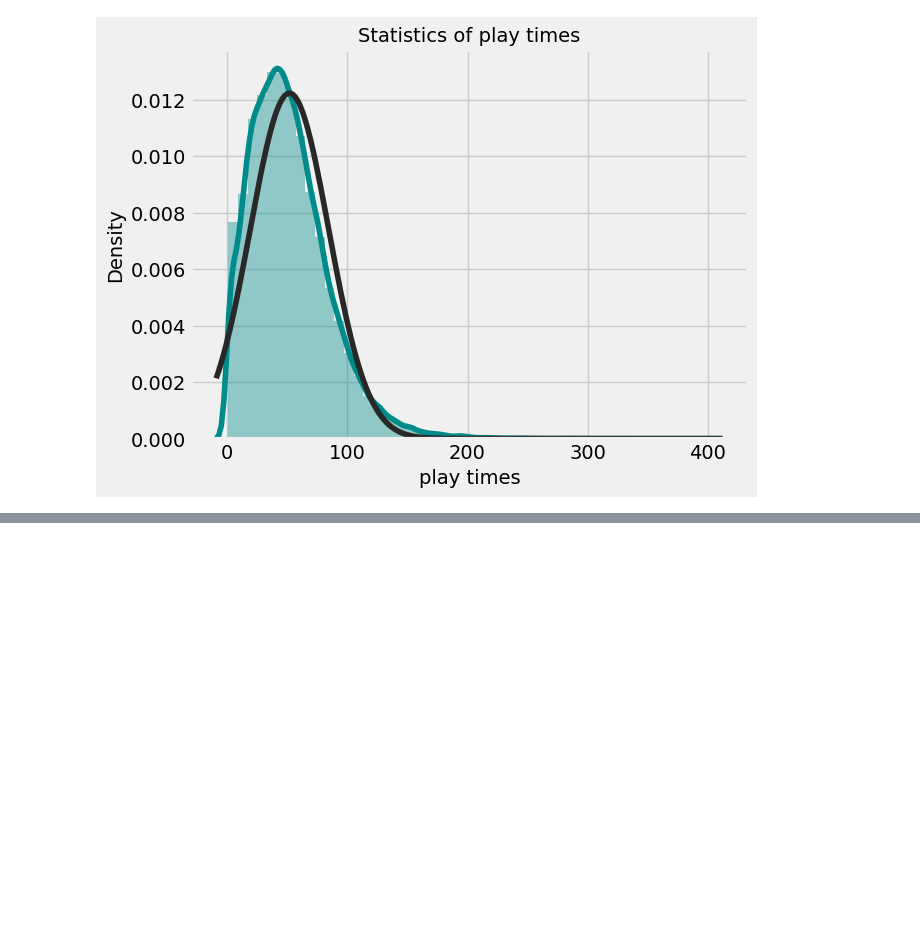
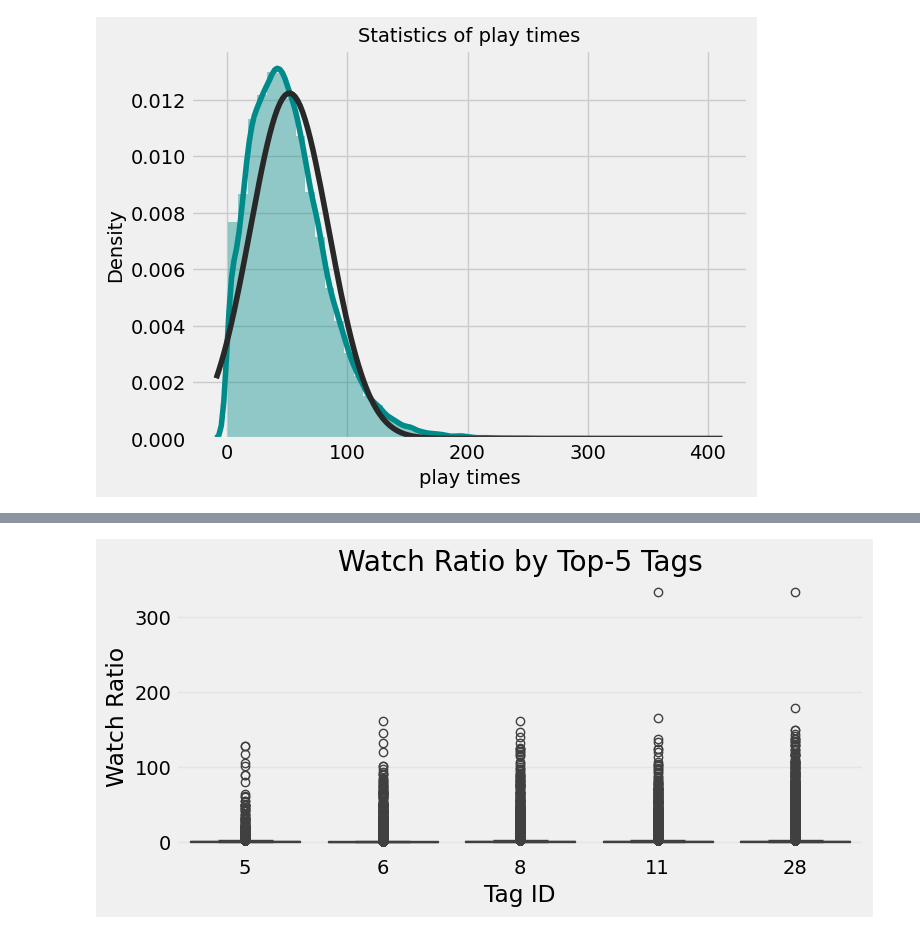
Before and after one commit to Lazyyx/FinalProject_2025_Leo_Lopes, a Jupyter notebook: EDA_advanced.ipynb, the cells around one changed output, grey strips where cells are left out. Saved outputs shown, nothing was run; the diff lists cells and outputs as text; code cells hidden in the pictures; blank space fills up the shorter version.

```diff
--- a/EDA_advanced.ipynb
+++ b/EDA_advanced.ipynb
@@ -301,0 +354,33 @@ https://gist.github.com/mwaskom/de44147ed2974457ad6372750bbe5751
+# %%
+import itertools
+
+item_expanded = (
+    item_categories
+      .explode('feat')
+      .rename(columns={'feat':'tag_id'})
+)
+
+top_tags = (
+    item_expanded['tag_id']
+      .value_counts()
+      .head(5)
+      .index
+      .tolist()
+)
+
+merged = (
+    small_matrix
+      .merge(item_expanded[item_expanded['tag_id'].isin(top_tags)],
+             on='video_id')
+)
+
+plt.figure(figsize=(8,4))
+sns.boxplot(data=merged, x='tag_id', y='watch_ratio')
+plt.title("Watch Ratio by Top-5 Tags")
+plt.xlabel("Tag ID")
+plt.ylabel("Watch Ratio")
+plt.grid(alpha=0.3, axis='y')
+plt.tight_layout()
+plt.show()
+# %% [output]
+[figure, added]
```
Also changed, not shown: parts of 7 cells of this notebook, 3 other files.
